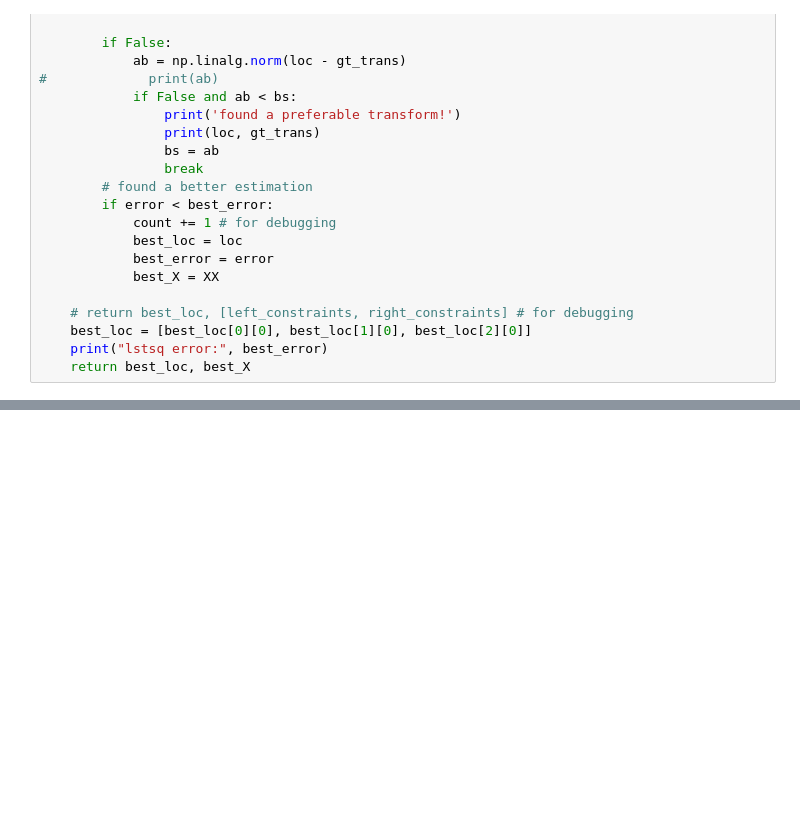
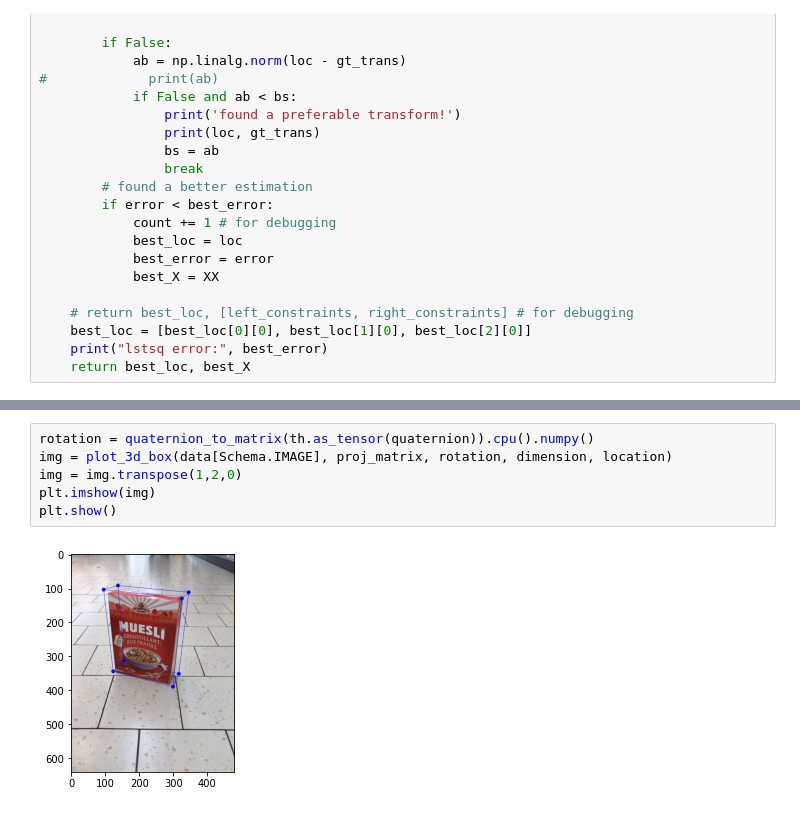
Before and after one commit to yycho0108/ai604-video-object-pose, a Jupyter notebook: notebooks/debug_trans.ipynb, the cells around one changed output, grey strips where cells are left out. Cells and saved outputs as stored; diff of their text form; blank space fills up the shorter version.

Commit message:
check visualization

```diff
--- a/notebooks/debug_trans.ipynb
+++ b/notebooks/debug_trans.ipynb
@@ -143,0 +213,8 @@ truth_translations: tensor([[ 0.0040, -0.0151, -0.3567]])
+# %%
+rotation = quaternion_to_matrix(th.as_tensor(quaternion)).cpu().numpy()
+img = plot_3d_box(data[Schema.IMAGE], proj_matrix, rotation, dimension, location)
+img = img.transpose(1,2,0)
+plt.imshow(img)
+plt.show()
+# %% [output]
+[figure, added]
```
Also changed, not shown: parts of 6 cells of this notebook.
